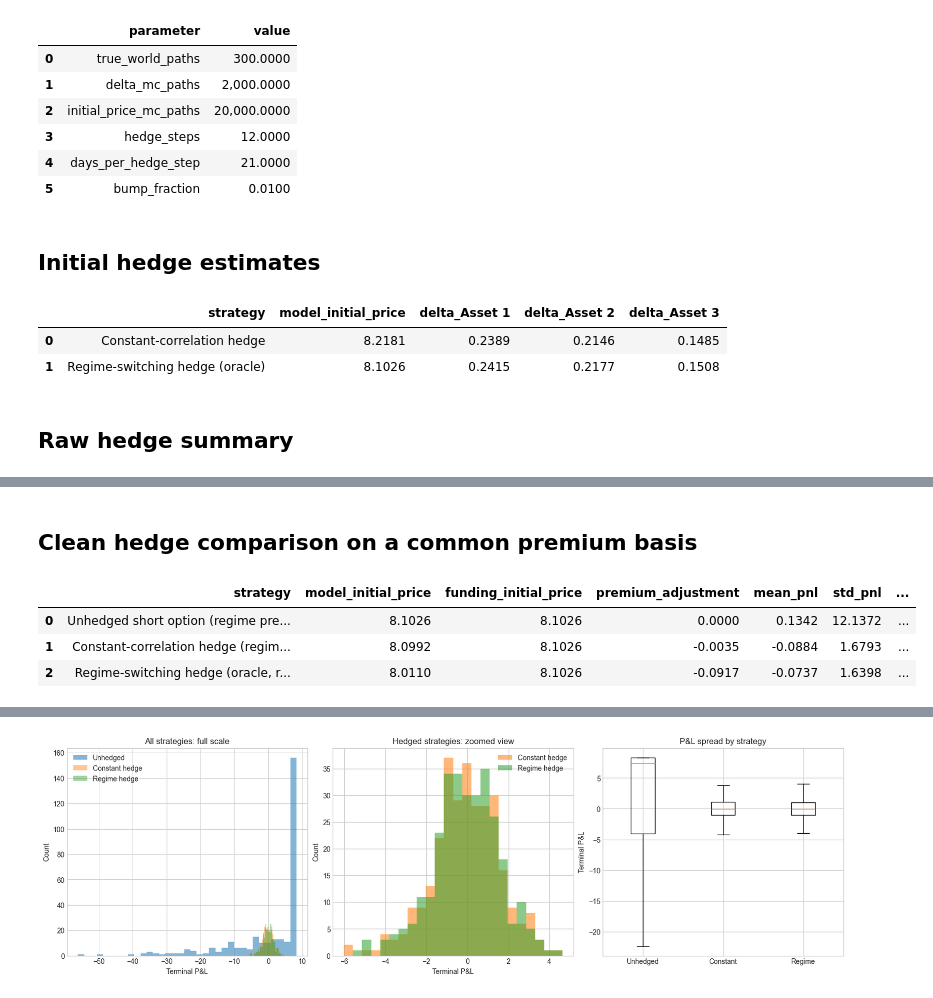
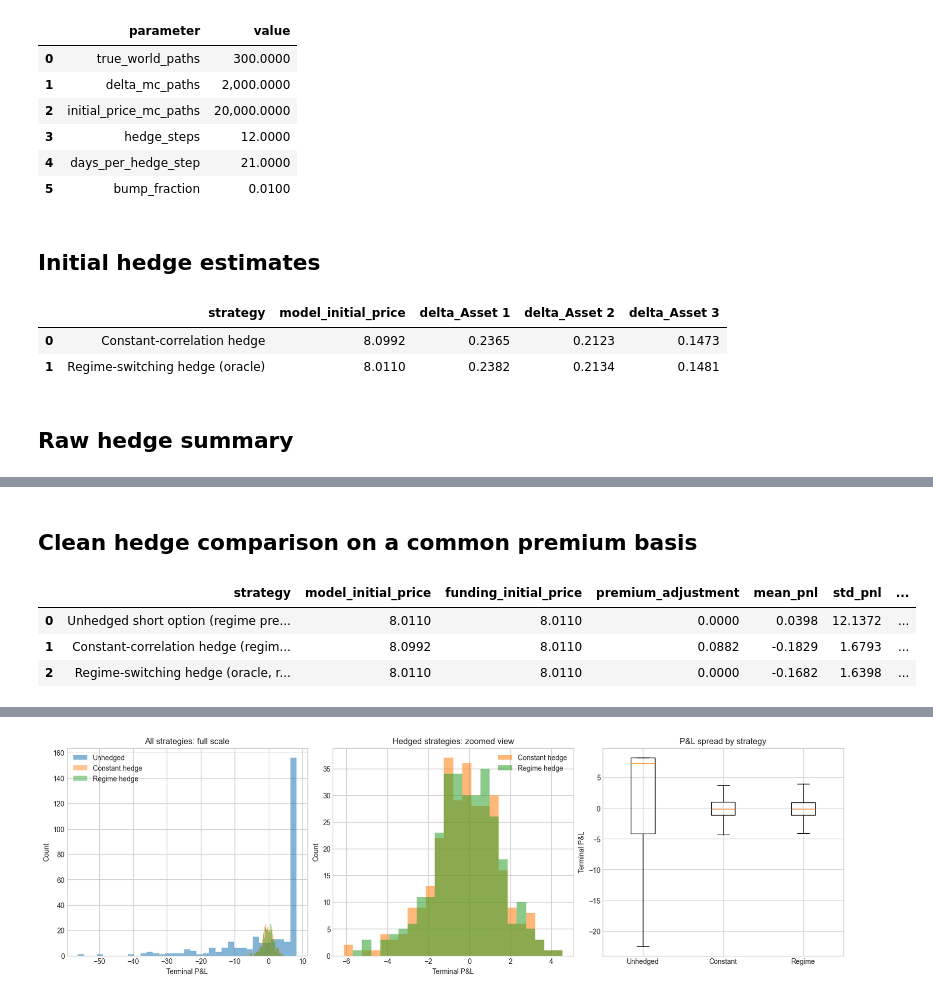
Before and after one commit to hamza11235/Multi_Asset_Option_Pricing, a Jupyter notebook: notebooks/02_delta_hedging_backtest.ipynb, the cells around one changed output, grey strips where cells are left out. Saved outputs shown, nothing was run; the diff lists cells and outputs as text; code cells hidden in the pictures.

Commit message:
Make synthetic hedge outputs internally consistent

```diff
--- a/notebooks/02_delta_hedging_backtest.ipynb
+++ b/notebooks/02_delta_hedging_backtest.ipynb
@@ -139,9 +139,13 @@ true_paths, true_regimes = simulate_regime_switching_paths(
     seed=2026,
 )
 
-constant_initial_price, constant_initial_delta = initial_hedge_from_model("constant", pricing_inputs, 4000)
-regime_initial_price, regime_initial_delta = initial_hedge_from_model("regime", pricing_inputs, 5000)
+constant_seed = 6000
+regime_seed = 7000
+constant_initial_price, constant_initial_delta = initial_hedge_from_model("constant", pricing_inputs, constant_seed)
+regime_initial_price, regime_initial_delta = initial_hedge_from_model("regime", pricing_inputs, regime_seed)
 regime_reference_price = regime_initial_price
+constant_initial_state = (constant_initial_price, constant_initial_delta)
+regime_initial_state = (regime_initial_price, regime_initial_delta)
 
 initial_hedge_table = pd.DataFrame(
     [
@@ -163,8 +167,8 @@ display(initial_hedge_table.round(4))
 # %% [output]
 ## Initial hedge estimates
 |  | strategy | model_initial_price | delta_Asset 1 | delta_Asset 2 | delta_Asset 3 |
-| 0 | Constant-correlation hedge | 8.2181 | 0.2389 | 0.2146 | 0.1485 |
-| 1 | Regime-switching hedge (oracle) | 8.1026 | 0.2415 | 0.2177 | 0.1508 |
+| 0 | Constant-correlation hedge | 8.0992 | 0.2365 | 0.2123 | 0.1473 |
+| 1 | Regime-switching hedge (oracle) | 8.0110 | 0.2382 | 0.2134 | 0.1481 |
 # %%
 terminal_payoff = basket_call_payoff(true_paths[:, -1, :], weights, strike)
 stress_fraction = true_regimes.mean(axis=1)
@@ -181,32 +185,36 @@ constant_raw_summary, constant_raw_pnl, _ = evaluate_hedger(
     true_regimes=true_regimes,
     hedge_model="constant",
     pricing_inputs=pricing_inputs,
-    base_seed=6000,
+    base_seed=constant_seed,
     funding_price=None,
+    precomputed_initial=constant_initial_state,
 )
 regime_raw_summary, regime_raw_pnl, _ = evaluate_hedger(
     true_paths=true_paths,
     true_regimes=true_regimes,
     hedge_model="regime",
     pricing_inputs=pricing_inputs,
-    base_seed=7000,
+    base_seed=regime_seed,
     funding_price=None,
+    precomputed_initial=regime_initial_state,
 )
 constant_clean_summary, constant_clean_pnl, _ = evaluate_hedger(
     true_paths=true_paths,
     true_regimes=true_regimes,
     hedge_model="constant",
     pricing_inputs=pricing_inputs,
-    base_seed=6000,
+    base_seed=constant_seed,
     funding_price=regime_reference_price,
+    precomputed_initial=constant_initial_state,
 )
 regime_clean_summary, regime_clean_pnl, _ = evaluate_hedger(
     true_paths=true_paths,
     true_regimes=true_regimes,
     hedge_model="regime",
     pricing_inputs=pricing_inputs,
-    base_seed=7000,
+    base_seed=regime_seed,
     funding_price=regime_reference_price,
+    precomputed_initial=regime_initial_state,
 )
 
 raw_summary = pd.DataFrame(
@@ -274,6 +282,6 @@ display(clean_gap.round(4))
 ## Clean hedge comparison on a common premium basis
 |  | strategy | model_initial_price | funding_initial_price | premium_adjustment | mean_pnl | std_pnl | ... |
-| 0 | Unhedged short option (regime pre... | 8.1026 | 8.1026 | 0.0000 | 0.1342 | 12.1372 | ... |
-| 1 | Constant-correlation hedge (regim... | 8.0992 | 8.1026 | -0.0035 | -0.0884 | 1.6793 | ... |
-| 2 | Regime-switching hedge (oracle, r... | 8.0110 | 8.1026 | -0.0917 | -0.0737 | 1.6398 | ... |
+| 0 | Unhedged short option (regime pre... | 8.0110 | 8.0110 | 0.0000 | 0.0398 | 12.1372 | ... |
+| 1 | Constant-correlation hedge (regim... | 8.0992 | 8.0110 | 0.0882 | -0.1829 | 1.6793 | ... |
+| 2 | Regime-switching hedge (oracle, r... | 8.0110 | 8.0110 | 0.0000 | -0.1682 | 1.6398 | ... |
 |  | comparison_basis | premium_adjustment_to_regime | std_gap_constant_minus_regime | q05_gap_regime_minus_constant | ... |
```
Also changed, not shown: parts of 1 cell of this notebook, 18 other files.
